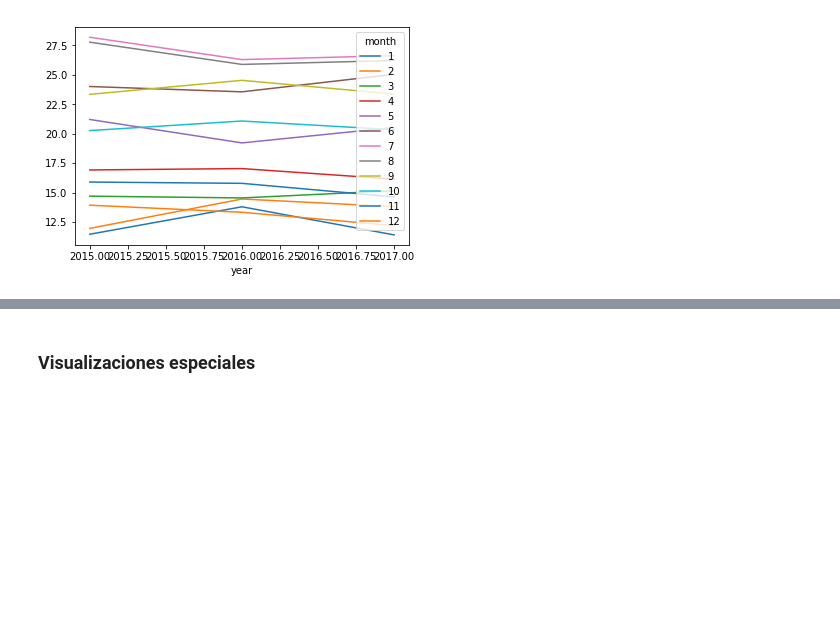
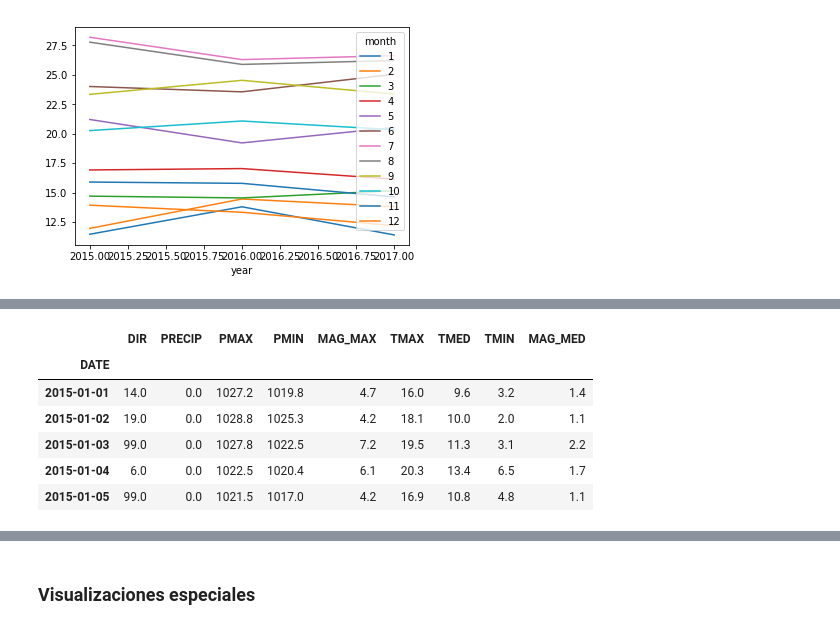
Before and after one commit to CAChemE/python-analisis-modelado-datos, a Jupyter notebook: notebooks/0102_Pandas-Operaciones-con-DataFrames.ipynb, the cells around one changed output, grey strips where cells are left out. Drawn from its saved outputs; the diff is of its cells as text; code cells hidden in the pictures; blank space fills up the shorter version.

```diff
--- a/notebooks/0102_Pandas-Operaciones-con-DataFrames.ipynb
+++ b/notebooks/0102_Pandas-Operaciones-con-DataFrames.ipynb
@@ -199 +243,12 @@ pivoted.TMED.plot()
+# %%
+# Seleccionando sólo una estación
+pivot.xs('ALICANTE/ALACANT', axis=1, level=1).head()
+# %% [output]
+|  | DIR | PRECIP | PMAX | PMIN | MAG_MAX | TMAX | TMED | TMIN | MAG_MED |
+| DATE |  |  |  |  |  |  |  |  |  |
+| 2015-01-01 | 14.0 | 0.0 | 1027.2 | 1019.8 | 4.7 | 16.0 | 9.6 | 3.2 | 1.4 |
+| 2015-01-02 | 19.0 | 0.0 | 1028.8 | 1025.3 | 4.2 | 18.1 | 10.0 | 2.0 | 1.1 |
+| 2015-01-03 | 99.0 | 0.0 | 1027.8 | 1022.5 | 7.2 | 19.5 | 11.3 | 3.1 | 2.2 |
+| 2015-01-04 | 6.0 | 0.0 | 1022.5 | 1020.4 | 6.1 | 20.3 | 13.4 | 6.5 | 1.7 |
+| 2015-01-05 | 99.0 | 0.0 | 1021.5 | 1017.0 | 4.2 | 16.9 | 10.8 | 4.8 | 1.1 |
 # %%
```
Also changed, not shown: parts of 22 cells of this notebook, 3 other files.
